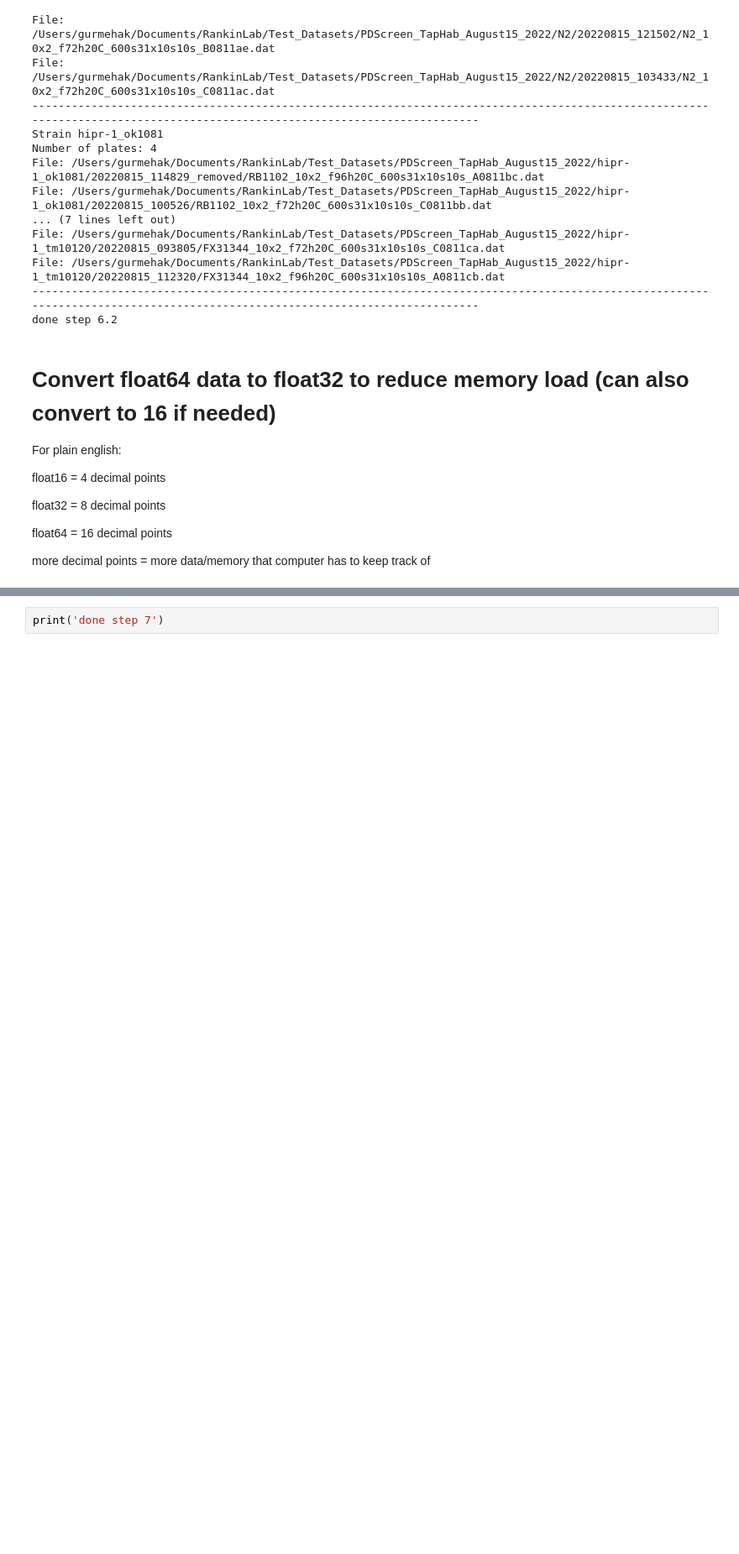
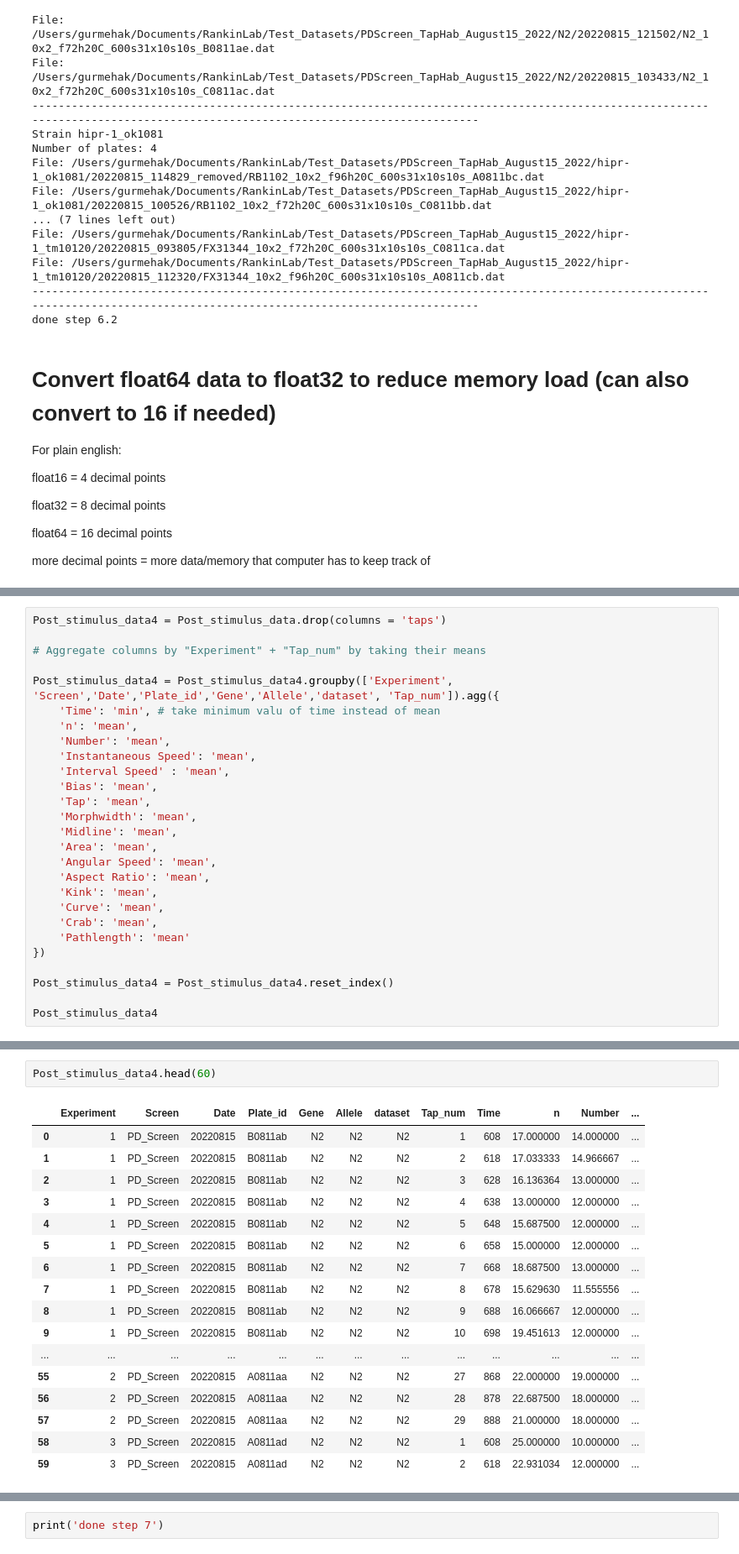
Before and after one commit to JosephLiangUBC/MWT_Dashboard, a Jupyter notebook: Step3_Tap_Baseline_Data_Analyses_test.ipynb, the cells around one changed output, grey strips where cells are left out. Shown at 84% size. Saved outputs shown, nothing was run; the diff lists cells and outputs as text; blank space fills up the shorter version.

```diff
--- a/Step3_Tap_Baseline_Data_Analyses_test.ipynb
+++ b/Step3_Tap_Baseline_Data_Analyses_test.ipynb
@@ -510,0 +603,27 @@ Post_stimulus_data.head(60)
+# %%
+Post_stimulus_data4 = Post_stimulus_data.drop(columns = 'taps')
+
+# Aggregate columns by "Experiment" + "Tap_num" by taking their means
+
+Post_stimulus_data4 = Post_stimulus_data4.groupby(['Experiment', 'Screen','Date','Plate_id','Gene','Allele','dataset', 'Tap_num']).agg({
+    'Time': 'min', # take minimum valu of time instead of mean
+    'n': 'mean',
+    'Number': 'mean',
+    'Instantaneous Speed': 'mean',
+    'Interval Speed' : 'mean',
+    'Bias': 'mean',
+    'Tap': 'mean',
+    'Morphwidth': 'mean',
+    'Midline': 'mean',
+    'Area': 'mean',
+    'Angular Speed': 'mean',
+    'Aspect Ratio': 'mean',
+    'Kink': 'mean',
+    'Curve': 'mean',
+    'Crab': 'mean',
+    'Pathlength': 'mean'
+})
+
+Post_stimulus_data4 = Post_stimulus_data4.reset_index()
+
+Post_stimulus_data4
@@ -510,0 +644,20 @@ Post_stimulus_data.head(60)
+# %%
+Post_stimulus_data4.head(60)
+# %% [output]
+|  | Experiment | Screen | Date | Plate_id | Gene | Allele | dataset | Tap_num | Time | n | Number | ... |
+| 0 | 1 | PD_Screen | 20220815 | B0811ab | N2 | N2 | N2 | 1 | 608 | 17.000000 | 14.000000 | ... |
+| 1 | 1 | PD_Screen | 20220815 | B0811ab | N2 | N2 | N2 | 2 | 618 | 17.033333 | 14.966667 | ... |
+| 2 | 1 | PD_Screen | 20220815 | B0811ab | N2 | N2 | N2 | 3 | 628 | 16.136364 | 13.000000 | ... |
+| 3 | 1 | PD_Screen | 20220815 | B0811ab | N2 | N2 | N2 | 4 | 638 | 13.000000 | 12.000000 | ... |
+| 4 | 1 | PD_Screen | 20220815 | B0811ab | N2 | N2 | N2 | 5 | 648 | 15.687500 | 12.000000 | ... |
+| 5 | 1 | PD_Screen | 20220815 | B0811ab | N2 | N2 | N2 | 6 | 658 | 15.000000 | 12.000000 | ... |
+| 6 | 1 | PD_Screen | 20220815 | B0811ab | N2 | N2 | N2 | 7 | 668 | 18.687500 | 13.000000 | ... |
+| 7 | 1 | PD_Screen | 20220815 | B0811ab | N2 | N2 | N2 | 8 | 678 | 15.629630 | 11.555556 | ... |
+| 8 | 1 | PD_Screen | 20220815 | B0811ab | N2 | N2 | N2 | 9 | 688 | 16.066667 | 12.000000 | ... |
+| 9 | 1 | PD_Screen | 20220815 | B0811ab | N2 | N2 | N2 | 10 | 698 | 19.451613 | 12.000000 | ... |
+| ... | ... | ... | ... | ... | ... | ... | ... | ... | ... | ... | ... | ... |
+| 55 | 2 | PD_Screen | 20220815 | A0811aa | N2 | N2 | N2 | 27 | 868 | 22.000000 | 19.000000 | ... |
+| 56 | 2 | PD_Screen | 20220815 | A0811aa | N2 | N2 | N2 | 28 | 878 | 22.687500 | 18.000000 | ... |
+| 57 | 2 | PD_Screen | 20220815 | A0811aa | N2 | N2 | N2 | 29 | 888 | 21.000000 | 18.000000 | ... |
+| 58 | 3 | PD_Screen | 20220815 | A0811ad | N2 | N2 | N2 | 1 | 608 | 25.000000 | 10.000000 | ... |
+| 59 | 3 | PD_Screen | 20220815 | A0811ad | N2 | N2 | N2 | 2 | 618 | 22.931034 | 12.000000 | ... |
```
Also changed, not shown: parts of 30 cells of this notebook.
